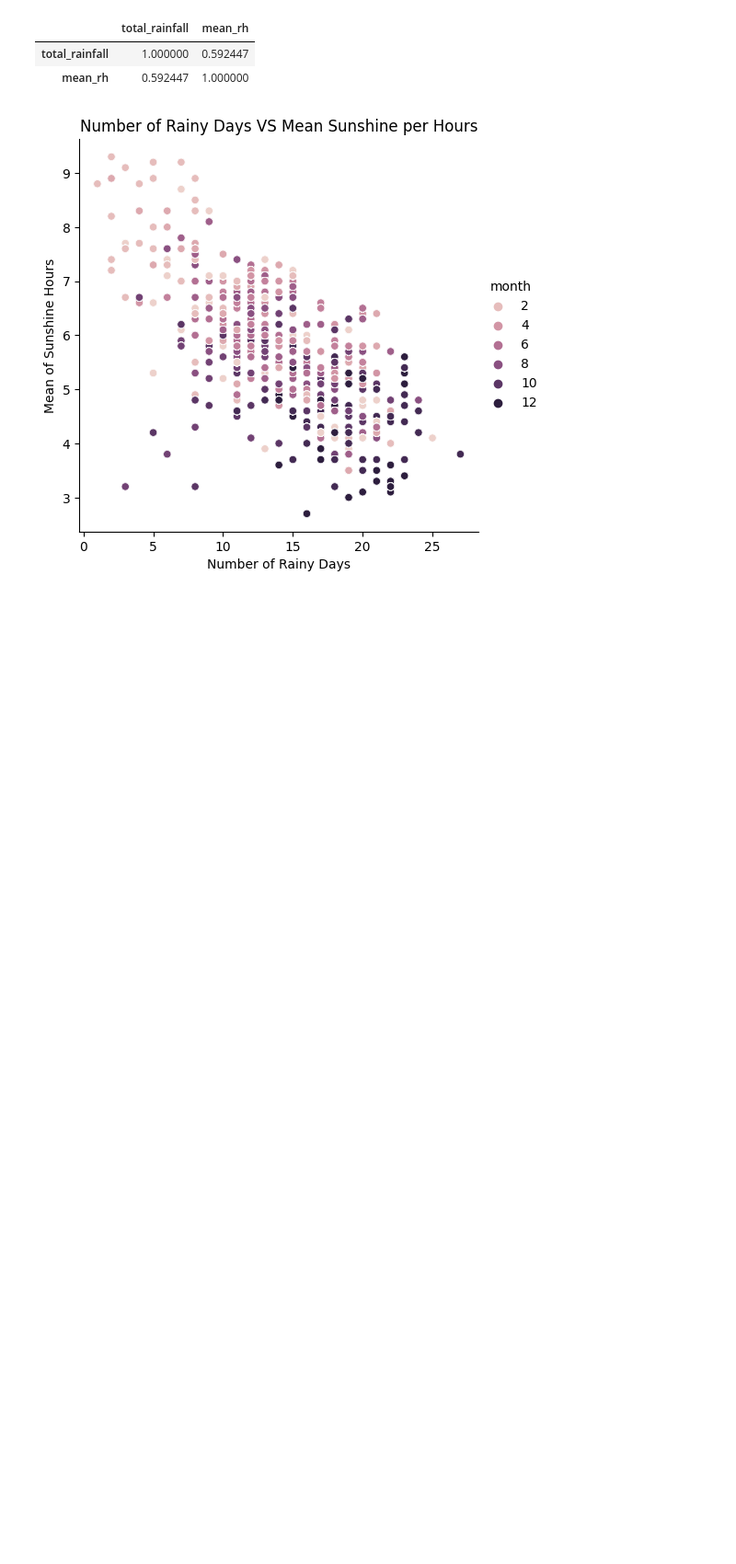
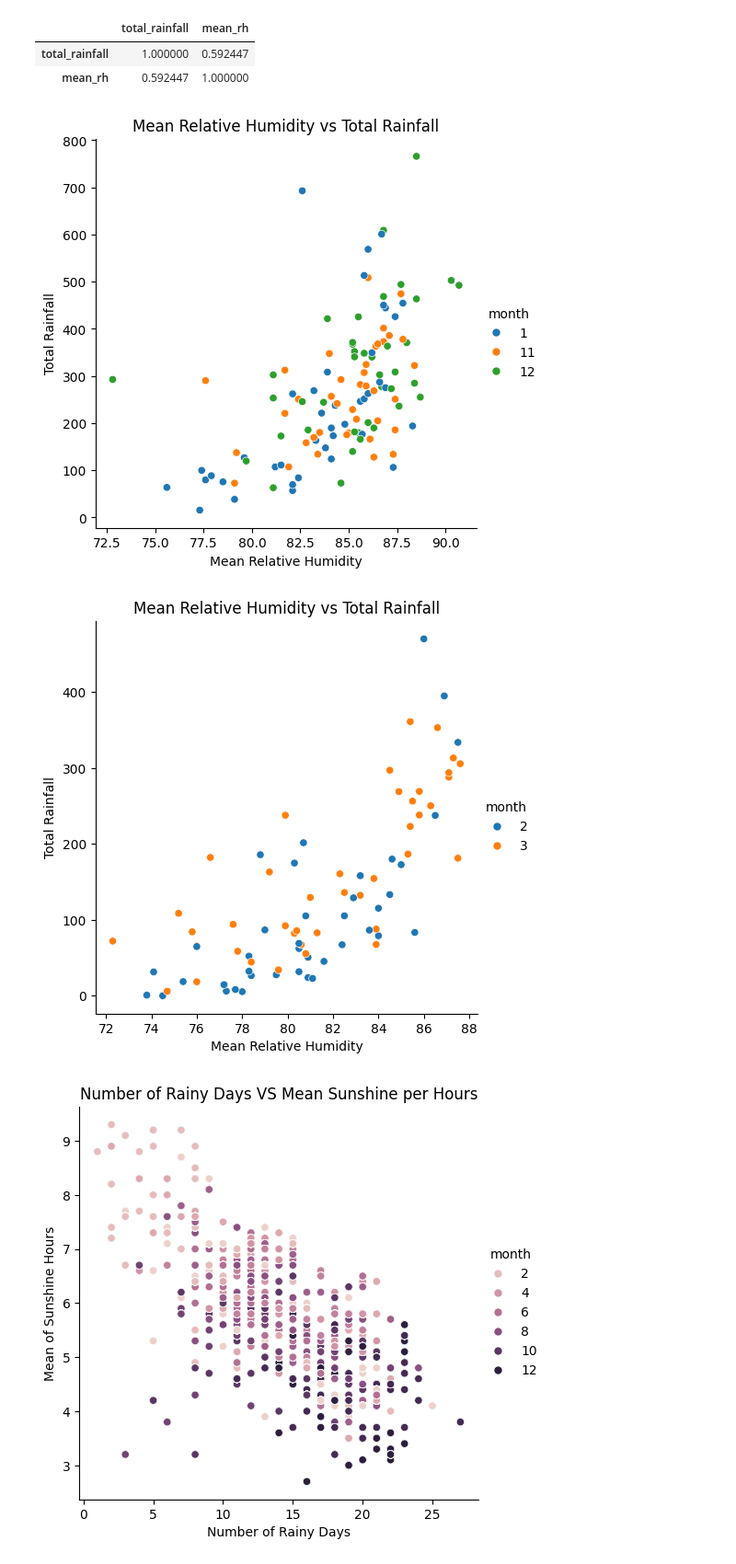
Before and after one commit to pacharajson/project1_rainfall, a Jupyter notebook: project1_rainfall_starter-code.ipynb, the cells around one changed output. Shown at 92% size. Saved outputs shown, nothing was run; the diff lists cells and outputs as text; code cells hidden in the pictures; blank space fills up the shorter version.

```diff
--- a/project1_rainfall_starter-code.ipynb
+++ b/project1_rainfall_starter-code.ipynb
@@ -1482,6 +1501,41 @@ merged5[['total_rainfall','mean_rh']].corr()
 |  | total_rainfall | mean_rh |
 | total_rainfall | 1.000000 | 0.592447 |
 | mean_rh | 0.592447 | 1.000000 |
+# %%
+# Filter the data to include only the desired months to find the highest rainfall (1, 11, 12)
+filtered_data = merged5[merged5['month'].dt.month.isin([1, 11, 12])]
+
+cmap = sns.cubehelix_palette(rot=-0.2, as_cmap=True)
+
+# Create the relplot with filtered data
+sns.relplot(data=filtered_data, x='mean_relative_humidity', y='total_rainfall',
+            hue=filtered_data['month'].dt.month,
+            palette='tab10', sizes=(10, 200))
+
+plt.title("Mean Relative Humidity vs Total Rainfall")
+plt.xlabel("Mean Relative Humidity")
+plt.ylabel("Total Rainfall")
+plt.savefig("Mean_Relative_Humidity_VS_Total_Rainfall (Lowest).png")
+plt.show()
+
+# Filter the data to include between February and March (lowest rainfall)
+filtered_data = merged5[merged5['month'].dt.month.isin([2, 3])]
+
+cmap = sns.cubehelix_palette(rot=-0.2, as_cmap=True)
+
+# Create the relplot with filtered data
+sns.relplot(data=filtered_data, x='mean_relative_humidity', y='total_rainfall',
+            hue=filtered_data['month'].dt.month,
+            palette='tab10', sizes=(10, 200))
+
+plt.title("Mean Relative Humidity vs Total Rainfall")
+plt.xlabel("Mean Relative Humidity")
+plt.ylabel("Total Rainfall")
+plt.savefig("Mean_Relative_Humidity_VS_Total_Rainfall (Highest).png")
+plt.show()
+# %% [output]
+[figure, added]
+[figure, added]
 # %%
 # Map 'num_month' to colors based on the colormap
 cmap = sns.cubehelix_palette(rot=-1, as_cmap=True)
```
Also changed, not shown: parts of 9 cells of this notebook, 24 other files.
